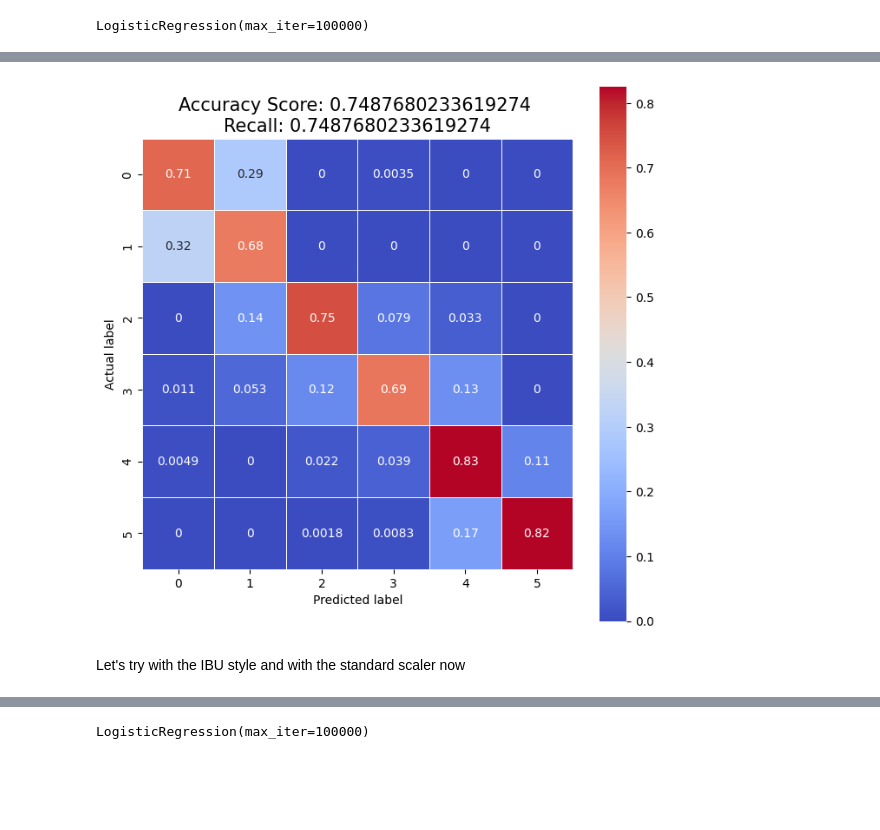
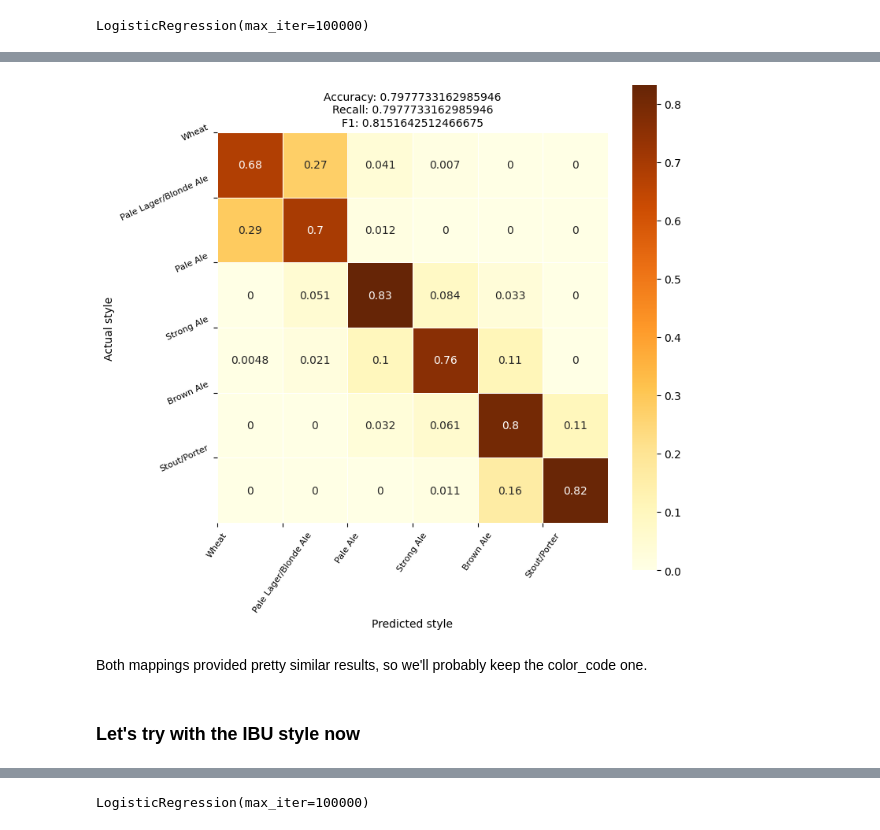
Before and after one commit to agui968/Predicting-Beer-Styles-with-Machine-Learning, a Jupyter notebook: notebooks/04Entrenamiento_evaluacion.ipynb, the cells around one changed output, grey strips where cells are left out. Drawn from its saved outputs; the diff is of its cells as text; code cells hidden in the pictures; blank space fills up the shorter version.

Commit message:
first model & split csv files

```diff
--- a/notebooks/04Entrenamiento_evaluacion.ipynb
+++ b/notebooks/04Entrenamiento_evaluacion.ipynb
@@ -17,5 +61,7 @@ beer.head()
 # %%
-X=beer[['ABV','IBU','Color']]
+X_train=train[['ABV','IBU','Color']]
+X_test=test[['ABV','IBU','Color']]
 
 #First experiment with color code
-yc=beer['Style_color']
+yc_train=train['Style_color']
+yc_test=test['Style_color']
@@ -33,3 +76,0 @@ X_scaled[col_toscale] = scaler.fit_transform(X[col_toscale])
-# %%
-from sklearn.model_selection import train_test_split
-X_train,X_test,y_train,y_test=train_test_split(X_scaled,yc,test_size=0.25,random_state=42)
@@ -64,7 +94,7 @@ from imblearn.under_sampling import RandomUnderSampler
 
 rus = RandomUnderSampler(random_state=42)
 
-X_resampled, y_resampled = rus.fit_resample(X_train, y_train)
+X_resampled, y_resampled = rus.fit_resample(X_train, yc_train)
 # %%
 from sklearn.linear_model import LogisticRegression
 lr1 = LogisticRegression(max_iter=100000)
@@ -127,15 +139,19 @@ array([[[9672,  434],
 # %%
-cm = confusion_matrix(y_test, predictions,normalize='true')
+cm = confusion_matrix(yc_test, predictions,normalize='true')
 # print(cm)
 # %%
 plt.figure(figsize=(8,8))
-sns.heatmap(cm, annot=True, linewidths=.5, square = True, cmap = 'coolwarm')
-plt.ylabel('Actual label')
-plt.xlabel('Predicted label')
-all_sample_title = f'Accuracy Score: {accuracy_score(y_test, predictions)} \nRecall: {recall_score(y_test, predictions, average="weighted")}'
-plt.title(all_sample_title, size = 15);
+sns.heatmap(cm, annot=True, linewidths=.5, square = True, cmap = 'YlOrBr')
+plt.ylabel('Actual style')
+plt.xlabel('Predicted style')
+all_sample_title = f'Accuracy: {accuracy_score(yc_test, predictions)}\nRecall: {recall_score(yc_test, predictions, average="weighted")}\nF1: {f1_score(yc_test, predictions, average="weighted")}'
+plt.title(all_sample_title, size = 10);
+plt.xticks(ticks=range(len(colorcode.index)), labels=colorcode['Style'], rotation=55,fontsize=8);
+plt.yticks(ticks=range(len(colorcode.index)), labels=colorcode['Style'],rotation=25,fontsize=8);
 # %% [output]
-[figure, old version]
+[figure, new version]
 # %%
 import pickle
+# %% [markdown]
+Both mappings provided pretty similar results, so we'll probably keep the color_code one.
 # %%
@@ -145,6 +161,6 @@ with open('../models/lr1', 'wb') as output:
 # with open('../models/lr1', 'rb') as input:
 #     modelo_importado = pickle.load(input)
 # %% [markdown]
-Let's try with the IBU style and with the standard scaler now
+### Let's try with the IBU style now
 # %%
 #Second experiment with ibu code
```
Also changed, not shown: parts of 37 cells of this notebook, 7 other files.
